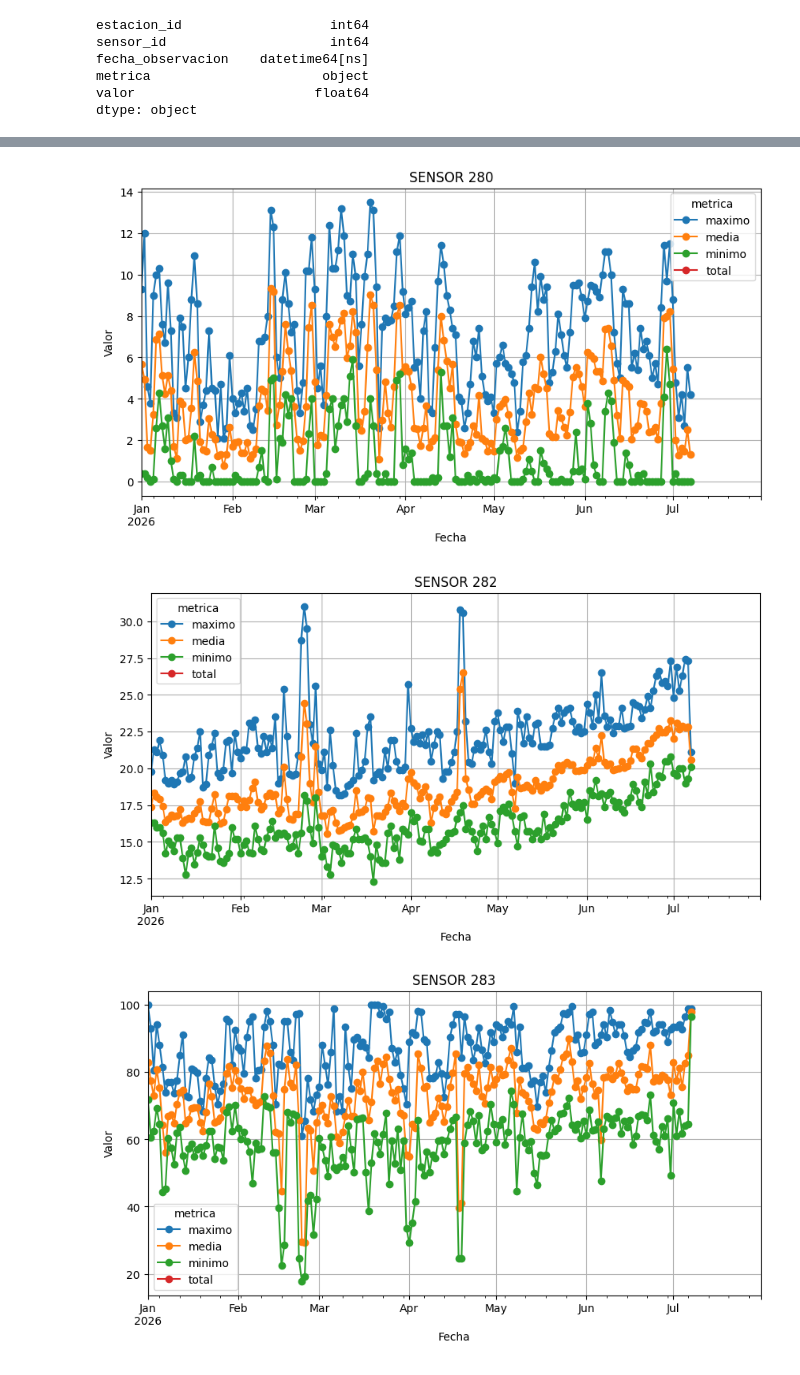
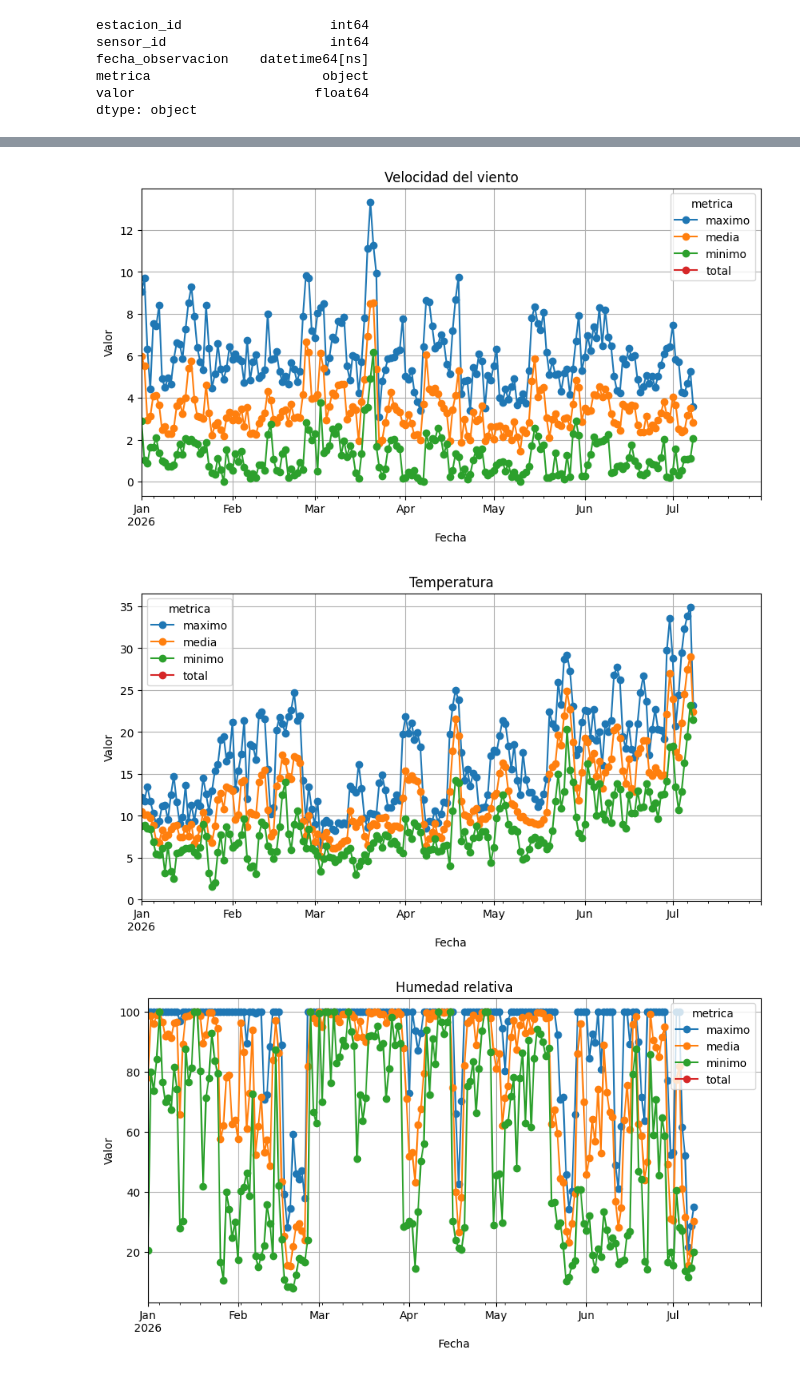
Before and after one commit to ialonsoiturbe/Tenerife-estacion-Ecomuseo, a Jupyter notebook: tenerife_API.ipynb, the cells around one changed output, grey strips where cells are left out. Cells and saved outputs as stored; diff of their text form; code cells hidden in the pictures.

```diff
--- a/tenerife_API.ipynb
+++ b/tenerife_API.ipynb
@@ -79,6 +74,6 @@ for sensor in resumen["sensors"]:
                     "valor": valor
                 })
 
-df_tenerife = pd.DataFrame(filas)
+df_ecomuseo = pd.DataFrame(filas)
 # %%
 #Veamos las estadísticas del dataset
@@ -163,8 +156,8 @@ data_report(df_tenerife)
 # %%
 #Cambiamos formato fecha a datetime
-df_tenerife['fecha_observacion'] = pd.to_datetime(df_tenerife['fecha_observacion'])
-df_tenerife['valor'] = pd.to_numeric(df_tenerife['valor'])
-df_tenerife.dtypes
+df_ecomuseo['fecha_observacion'] = pd.to_datetime(df_ecomuseo['fecha_observacion'])
+df_ecomuseo['valor'] = pd.to_numeric(df_ecomuseo['valor'])
+df_ecomuseo.dtypes
 # %% [output]
 estacion_id                   int64
 sensor_id                     int64
@@ -178,18 +184,19 @@ Para hacer un análisis de los datos vamos a visualizar las medidas por fecha. P
 #Primero nos deshacemos de las columnas que no nos interesan(valores repetidos o irrelevantes)
 
 #Vamos vamos a dividir el dataset
-df_sensor280 = df_tenerife[df_tenerife['sensor_id'] == 280]
-df_sensor282 = df_tenerife[df_tenerife['sensor_id'] == 282]
-df_sensor283 = df_tenerife[df_tenerife['sensor_id'] == 283]
-df_sensor285 = df_tenerife[df_tenerife['sensor_id'] == 285]
-df_sensor288 = df_tenerife[df_tenerife['sensor_id'] == 288]
+df_wsp = df_ecomuseo[df_ecomuseo['sensor_id'] == 1422]
+df_temp = df_ecomuseo[df_ecomuseo['sensor_id'] == 1424]
+df_hum = df_ecomuseo[df_ecomuseo['sensor_id'] == 1425]
+df_rain = df_ecomuseo[df_ecomuseo['sensor_id'] == 1426]
+df_rad = df_ecomuseo[df_ecomuseo['sensor_id'] == 1431]
+
 
 #Vamos a deshacernos de las columnas que no nos interesan(valores repetidos o irrelevantes)
-df_sensor280.drop(columns=['estacion_id', 'sensor_id'], inplace=True)
-df_sensor282.drop(columns=['estacion_id', 'sensor_id'], inplace=True)
-df_sensor283.drop(columns=['estacion_id', 'sensor_id'], inplace=True)
-df_sensor285.drop(columns=['estacion_id', 'sensor_id'], inplace=True)
-df_sensor288.drop(columns=['estacion_id', 'sensor_id'], inplace=True)
+df_wsp.drop(columns=['estacion_id', 'sensor_id'], inplace=True)
+df_temp.drop(columns=['estacion_id', 'sensor_id'], inplace=True)
+df_hum.drop(columns=['estacion_id', 'sensor_id'], inplace=True)
+df_rain.drop(columns=['estacion_id', 'sensor_id'], inplace=True)
+df_rad.drop(columns=['estacion_id', 'sensor_id'], inplace=True)
 # %% [output]
 A value is trying to be set on a copy of a slice from a DataFrame
 
@@ -231,54 +238,54 @@ dtypes: datetime64[ns](1), float64(1), object(1)
 memory usage: 26.5+ KB
 # %%
 #Pivoteamos la tabla
-df_sensor280_plot = df_sensor280.pivot(
+df_wsp_plot = df_wsp.pivot(
     index='fecha_observacion',
     columns='metrica',
     values='valor'
 )
 
 #Graficamos
-ax = df_sensor280_plot.plot(figsize=(10,5), marker='o')
+ax = df_wsp_plot.plot(figsize=(10,5), marker='o')
 ax.set_ylabel("Valor")
 ax.set_xlabel("Fecha")
-plt.title("SENSOR 280")
+plt.title("Velocidad del viento")
 plt.grid(True)
 plt.show()
 # %% [output]
-[figure, old version]
+[figure, new version]
 # %%
 #Pivoteamos la tabla
-df_sensor282_plot = df_sensor282.pivot(
+df_temp_plot = df_temp.pivot(
     index='fecha_observacion',
     columns='metrica',
     values='valor'
 )
 
 #Graficamos
-ax = df_sensor282_plot.plot(figsize=(10,5), marker='o')
+ax = df_temp_plot.plot(figsize=(10,5), marker='o')
 ax.set_ylabel("Valor")
 ax.set_xlabel("Fecha")
-plt.title("SENSOR 282")
+plt.title("Temperatura")
 plt.grid(True)
 plt.show()
 # %% [output]
-[figure, old version]
+[figure, new version]
 # %%
 #Pivoteamos la tabla
-df_sensor283_plot = df_sensor283.pivot(
+df_hum_plot = df_hum.pivot(
     index='fecha_observacion',
     columns='metrica',
     values='valor'
 )
 
 #Graficamos
-ax = df_sensor283_plot.plot(figsize=(10,5), marker='o')
+ax = df_hum_plot.plot(figsize=(10,5), marker='o')
 ax.set_ylabel("Valor")
 ax.set_xlabel("Fecha")
-plt.title("SENSOR 283")
+plt.title("Humedad relativa")
 plt.grid(True)
 plt.show()
 # %% [output]
-[figure, old version]
+[figure, new version]
 # %%
 #Pivoteamos la tabla
```
Also changed, not shown: parts of 11 cells of this notebook, 1 other file.
